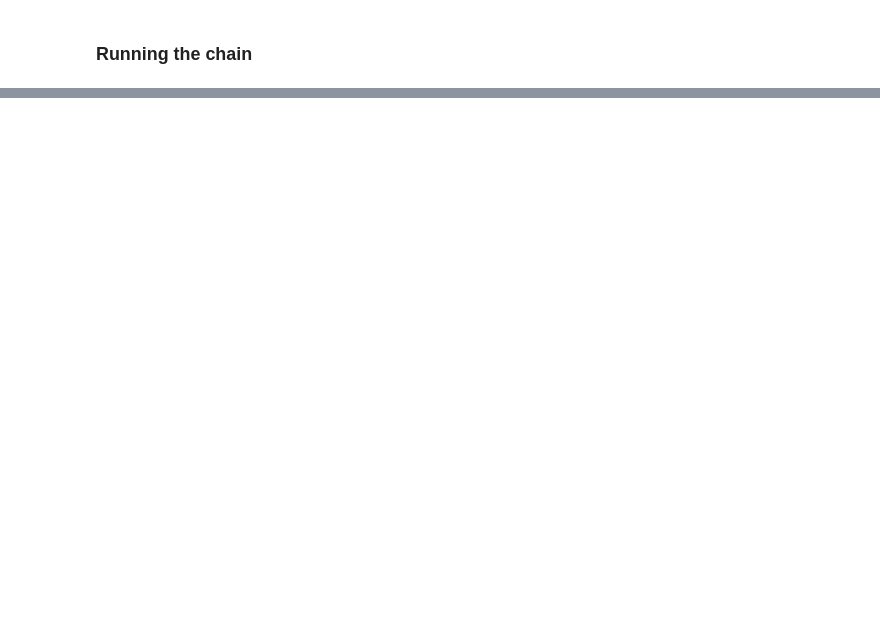
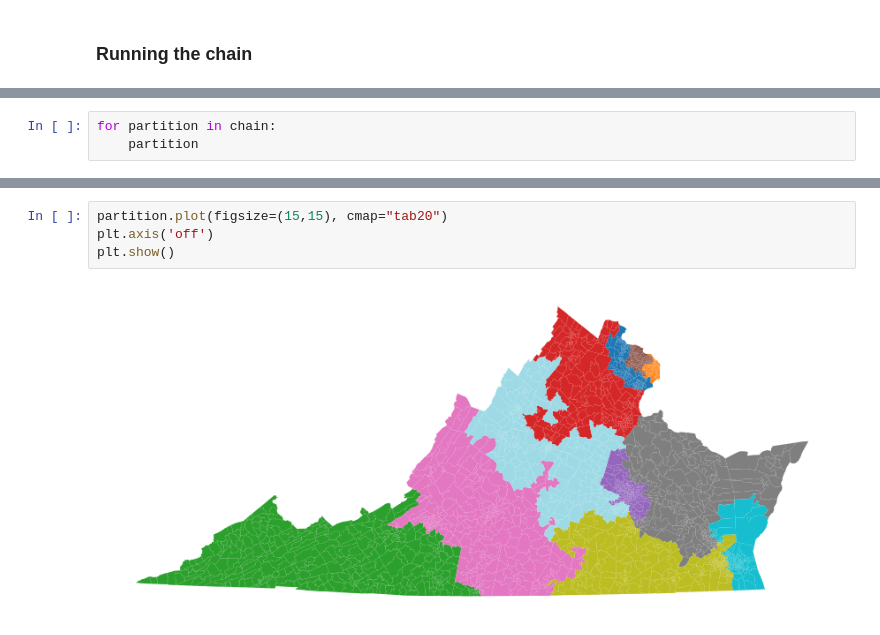
Before and after one commit to RahulReady/Redistricting-Project, a Jupyter notebook: BVAP.ipynb, the cells around one changed output, grey strips where cells are left out. Saved outputs shown, nothing was run; the diff lists cells and outputs as text; blank space fills up the shorter version.

```diff
--- a/BVAP.ipynb
+++ b/BVAP.ipynb
@@ -316,0 +311,3 @@ plt.show()
+# %%
+for partition in chain:
+    partition
@@ -316,0 +324,6 @@ plt.show()
+# %%
+partition.plot(figsize=(15,15), cmap="tab20")
+plt.axis('off')
+plt.show()
+# %% [output]
+[figure, added]
```
Also changed, not shown: parts of 21 cells of this notebook.
